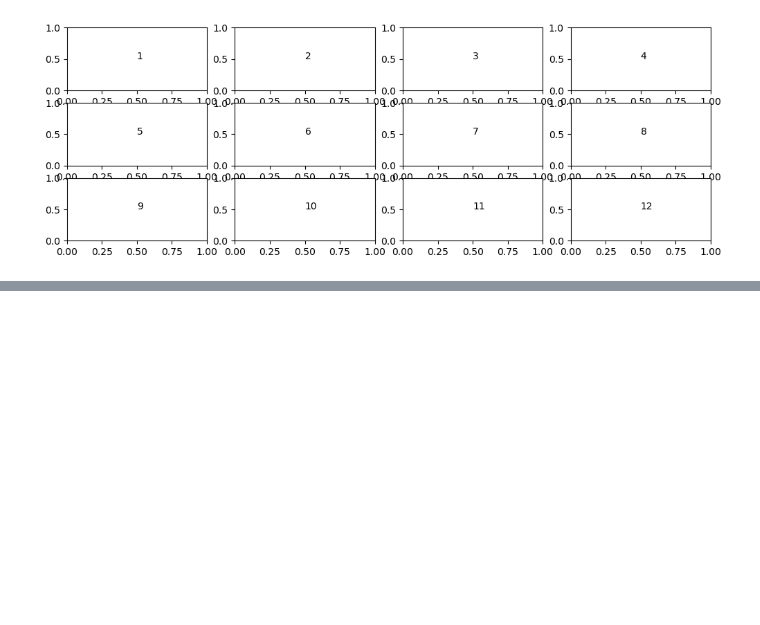
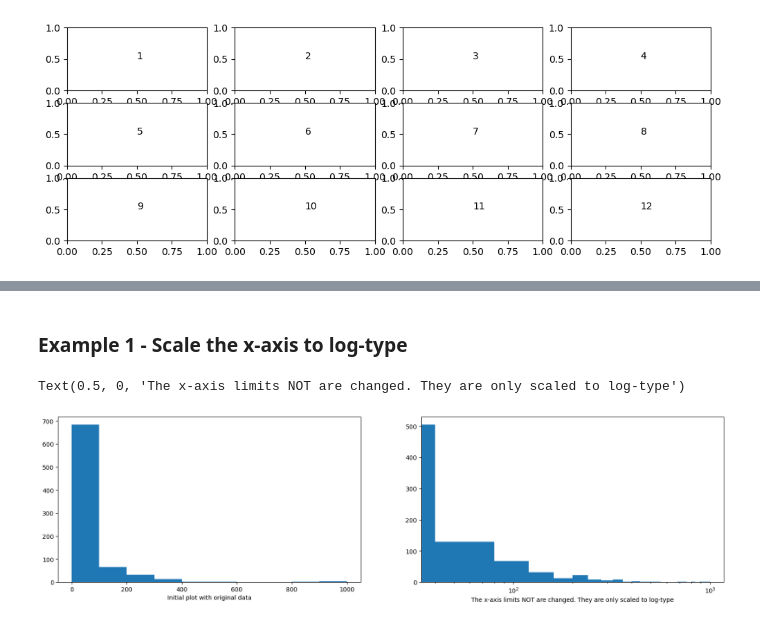
Before and after one commit to hibahdesu/AI-Programming-with-Python-NanoDegree, a Jupyter notebook: Matplotlib and Seaborn/Bar Charts/pokemon/pokemon.ipynb, the cells around one changed output, grey strips where cells are left out. Saved outputs shown, nothing was run; the diff lists cells and outputs as text; code cells hidden in the pictures; blank space fills up the shorter version.

```diff
--- a/Matplotlib and Seaborn/Bar Charts/pokemon/pokemon.ipynb
+++ b/Matplotlib and Seaborn/Bar Charts/pokemon/pokemon.ipynb
@@ -451,0 +465,28 @@ for i in range(12):
+# %% [markdown]
+### Example 1 - Scale the x-axis to log-type
+# %%
+
+
+plt.figure(figsize = [20, 5])
+
+## HISTOGRAM ON LEFT: full data without scaling
+plt.subplot(1, 2, 1)
+plt.hist(data=pokemon, x='weight');
+## Display a label on the x-axis
+plt.xlabel('Initial plot with original data')
+
+## HISTOGRAM ON RIGHT
+plt.subplot(1, 2, 2)
+
+## Get the ticks for bins between [0 - maximum weight]
+bins = np.arange(0, pokemon['weight'].max()+40, 40)
+plt.hist(data=pokemon, x='weight', bins=bins);
+
+## The argument in the xscale() represents the axis scale type to apply.
+## The possible values are: {"linear", "log", "symlog", "logit", ...}
+## Refer - https://matplotlib.org/3.1.1/api/_as_gen/matplotlib.pyplot.xscale.html
+plt.xscale('log')
+plt.xlabel('The x-axis limits NOT are changed. They are only scaled to log-type')
+# %% [output]
+Text(0.5, 0, 'The x-axis limits NOT are changed. They are only scaled to log-type')
+[figure, added]
```
Also changed, not shown: parts of 11 cells of this notebook.
